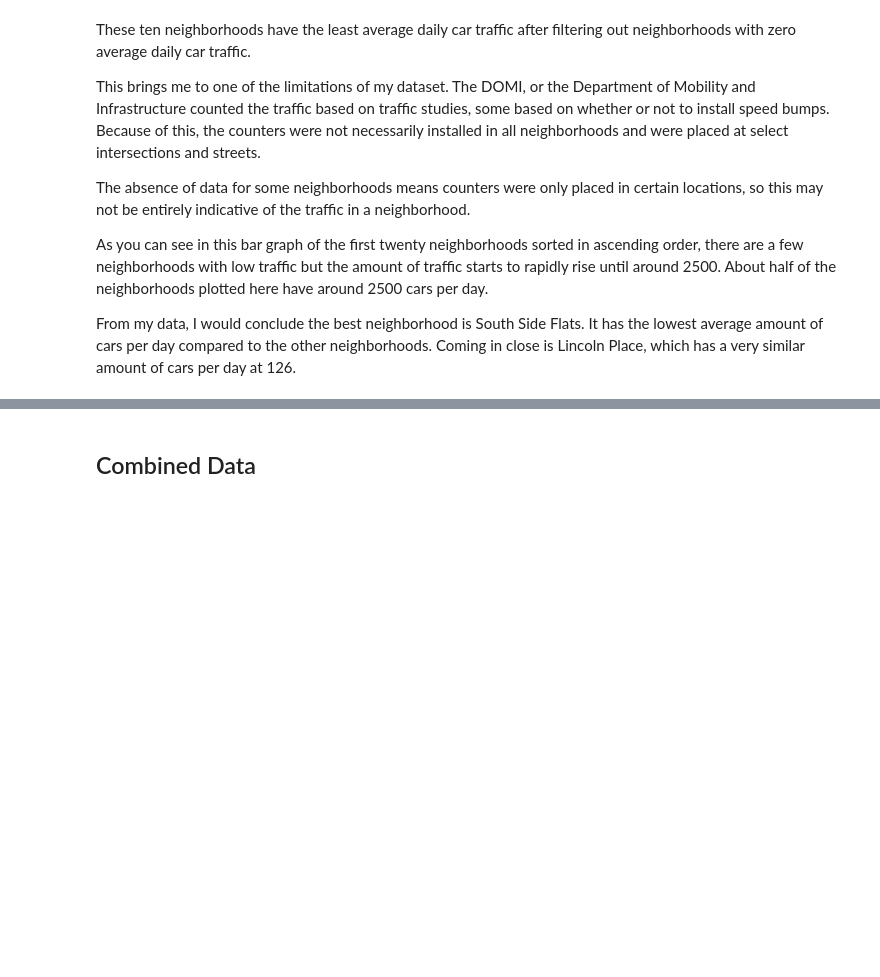
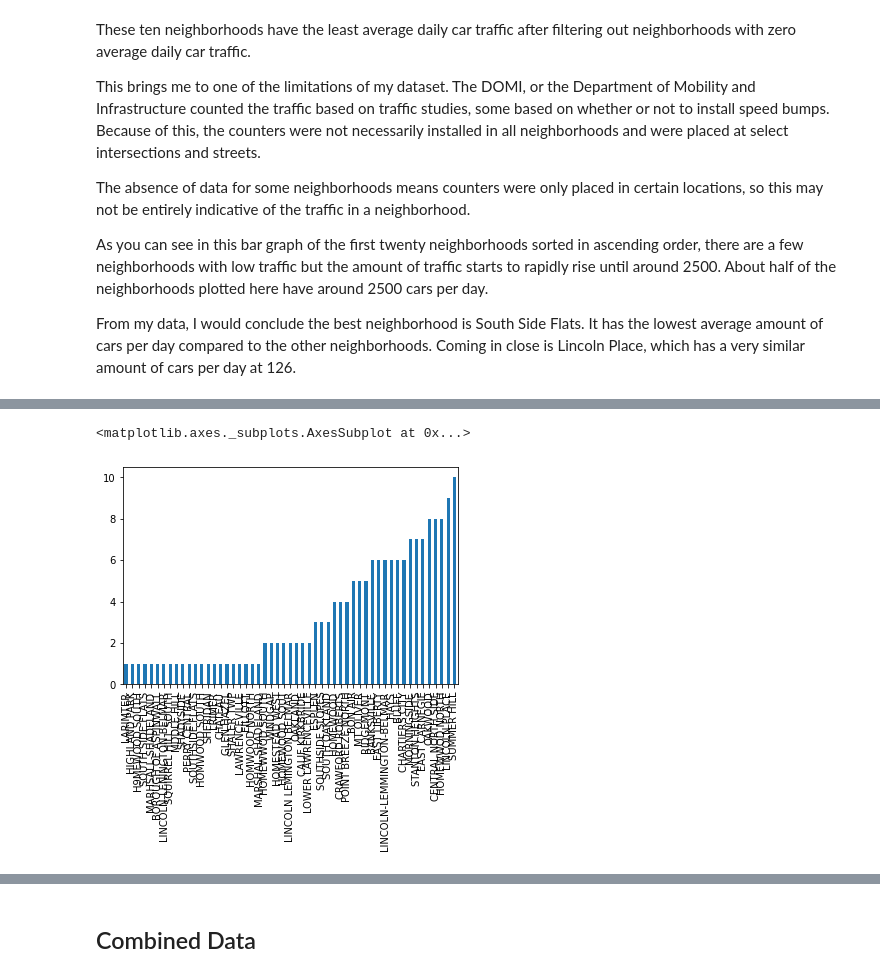
Before and after one commit to dwm39/Best-City-in-Pittsburgh, a Jupyter notebook: Combined_NoteBook.ipynb, the cells around one changed output, grey strips where cells are left out. Cells and saved outputs as stored; diff of their text form; code cells hidden in the pictures; blank space fills up the shorter version.

```diff
--- a/Combined_NoteBook.ipynb
+++ b/Combined_NoteBook.ipynb
@@ -135,0 +147,5 @@ From my data, I would conclude the best neighborhood is South Side Flats. It has
+# %%
+ha.head(53).plot(kind="bar")
+# %% [output]
+<matplotlib.axes._subplots.AxesSubplot at 0x...>
+[figure, added]
```
Also changed, not shown: parts of 14 cells of this notebook.
